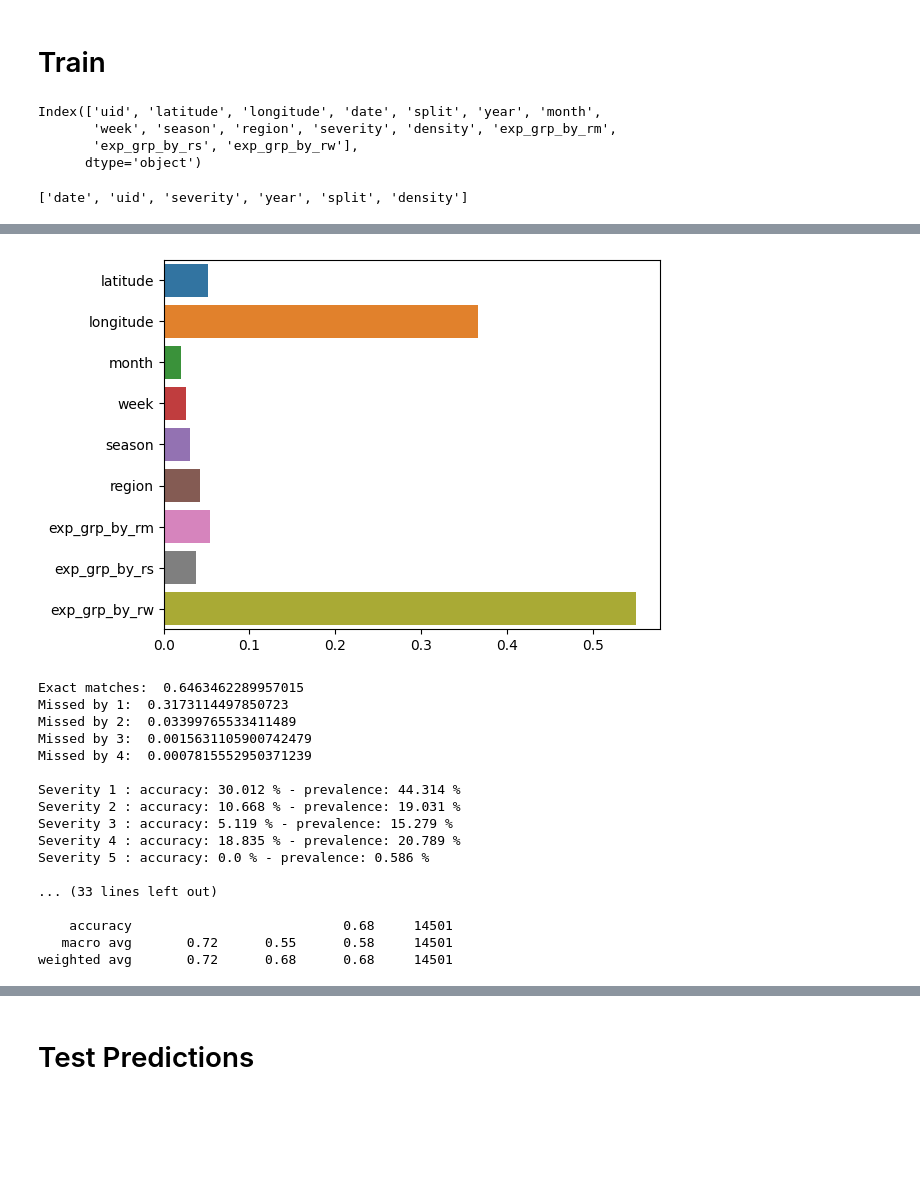
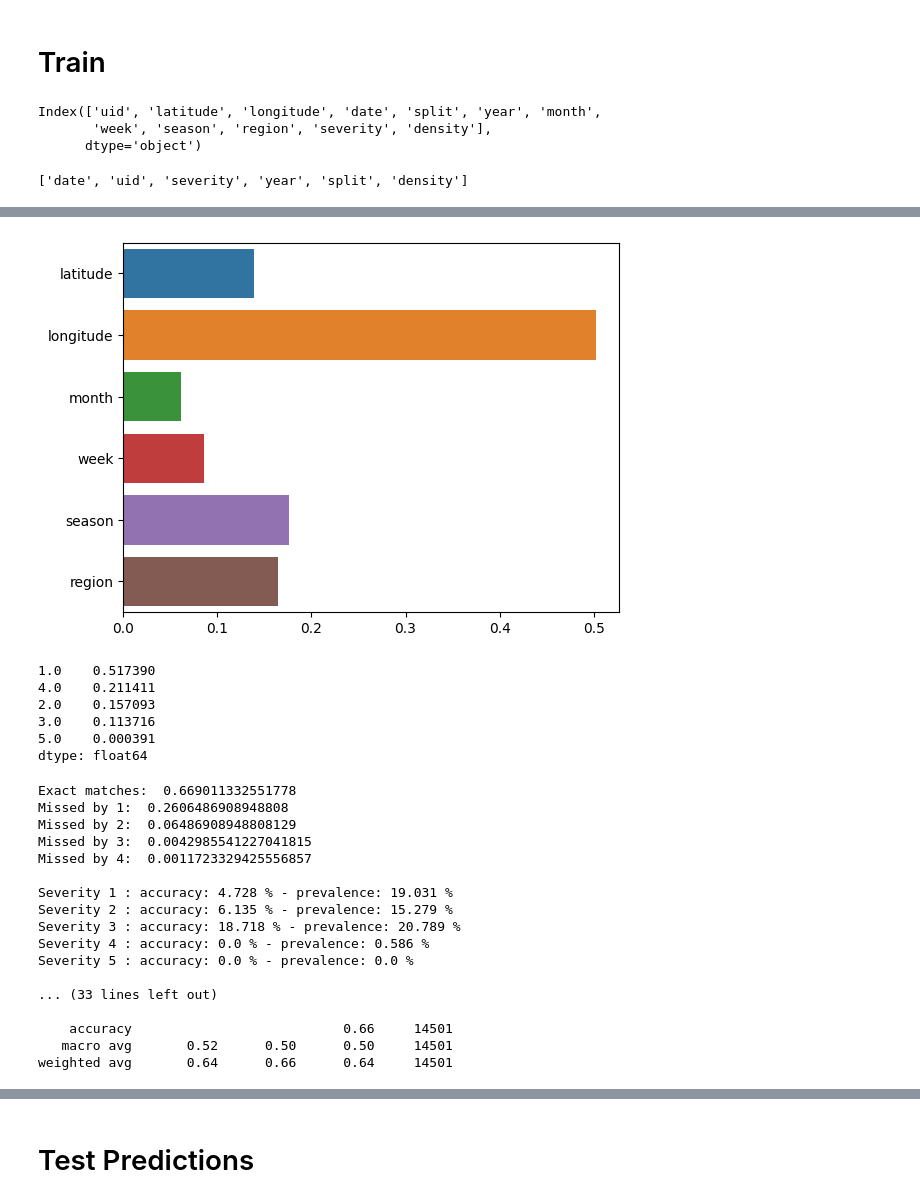
Before and after one commit to k-loki/Algal-bloom-Identification, a Jupyter notebook: notebooks/mt_data_again.ipynb, the cells around one changed output, grey strips where cells are left out. Cells and saved outputs as stored; diff of their text form; code cells hidden in the pictures; blank space fills up the shorter version.

```diff
--- a/notebooks/mt_data_again.ipynb
+++ b/notebooks/mt_data_again.ipynb
@@ -221,8 +221,8 @@ def cv_it(model, X_train=None, y_train=None, X_test=None, y_test=None, splits=10
 
             drp_idx = X_val_subset[X_val_subset.latlng.isin(X_train_subset.latlng)].index
 
-            X_train_subset = pd.concat([X_train_subset, X_val_subset.loc[drp_idx]], axis=0)
-            y_train_subset = pd.concat([y_train_subset, y_val_subset.loc[drp_idx]], axis=0)
+            # X_train_subset = pd.concat([X_train_subset, X_val_subset.loc[drp_idx]], axis=0) # causes cv leak
+            # y_train_subset = pd.concat([y_train_subset, y_val_subset.loc[drp_idx]], axis=0)
 
             X_val_subset.drop(drp_idx, inplace=True)
             y_val_subset.drop(drp_idx, inplace=True)
@@ -233,6 +233,7 @@ def cv_it(model, X_train=None, y_train=None, X_test=None, y_test=None, splits=10
             # drop latlng
             X_val_subset.drop('latlng', axis=1, inplace=True)
             X_train_subset.drop('latlng', axis=1, inplace=True)
+
         except Exception as e:
             print('Error in making val set more similar to test set')
             print(e)
@@ -497,4 +394,10 @@ data[data.columns[data.columns.str.startswith('exp')]].corr()
 ## Rolling fts.
 # %%
 # best rolling window is 7 days
+# %%
+data = all_data.sort_values(by='date')
+train_data = data[data.split == 'train']
+test_data =  data[data.split == 'test']
+
+data
 # %%
@@ -538,11 +444,10 @@ X_test
 # %% [markdown]
 # Train
 # %%
-tr_data.columns
+train_data.columns
 # %% [output]
 Index(['uid', 'latitude', 'longitude', 'date', 'split', 'year', 'month',
-       'week', 'season', 'region', 'severity', 'density', 'exp_grp_by_rm',
-       'exp_grp_by_rs', 'exp_grp_by_rw'],
+       'week', 'season', 'region', 'severity', 'density'],
       dtype='object')
 # %%
 drop_cols = ['date', 'uid', 'severity', 'year', 'split', 'density',]
@@ -563,8 +468,11 @@ y_val = val_data.severity
 assert X_train.columns.to_list() == X_val.columns.to_list()
 assert y_train.index.to_list() == X_train.index.to_list()
 assert y_val.index.to_list() == X_val.index.to_list()
+# %%
+y_train = y_train - 1
+y_val = y_val - 1
 # %%
-xgb = XGBRegressor(n_estimators=1000, max_depth=5, learning_rate=0.1, n_jobs=-1, random_state=12_000, tree_method='gpu_hist', gpu_id=0)
+xgb = XGBClassifier(n_estimators=1000, max_depth=5, learning_rate=0.1, n_jobs=-1, random_state=12_000, tree_method='gpu_hist', gpu_id=0)
 print(xgb)
 
 te_preds, tr_preds ,*_= cv_it(model=xgb, X_train=X_train, y_train=y_train, X_test=X_val, y_test=y_val, splits=10, cv_predict=True)
@@ -589 +497 @@ Mean Test RMSE: 0.6990107322656435 std: 0.003516622621018998
-[figure, old version]
+[figure, new version]
@@ -590,23 +500,32 @@ Mean Test RMSE: 0.6990107322656435 std: 0.003516622621018998
+# %%
+pd.Series(np.round(np.mean(te_preds, axis=1) + 1)).value_counts(normalize=True)
+# %% [output]
+1.0    0.517390
+4.0    0.211411
+2.0    0.157093
+3.0    0.113716
+5.0    0.000391
+dtype: float64
 # %%
-analyize_matches(y_val, np.clip(np.round(np.mean(te_preds, axis=1)), 1, 5))
+analyize_matches(y_val, np.round(np.mean(te_preds, axis=1)))
 
-analyize_matches(y_train, np.clip(np.round(tr_preds), 1, 5))
+analyize_matches(y_train, tr_preds)
 # %% [output]
-Exact matches:  0.6463462289957015
-Missed by 1:  0.3173114497850723
-Missed by 2:  0.03399765533411489
-Missed by 3:  0.0015631105900742479
-Missed by 4:  0.0007815552950371239
+Exact matches:  0.669011332551778
+Missed by 1:  0.2606486908948808
+Missed by 2:  0.06486908948808129
+Missed by 3:  0.0042985541227041815
+Missed by 4:  0.0011723329425556857
 
-Severity 1 : accuracy: 30.012 % - prevalence: 44.314 %
-Severity 2 : accuracy: 10.668 % - prevalence: 19.031 %
-Severity 3 : accuracy: 5.119 % - prevalence: 15.279 %
-Severity 4 : accuracy: 18.835 % - prevalence: 20.789 %
-Severity 5 : accuracy: 0.0 % - prevalence: 0.586 %
+Severity 1 : accuracy: 4.728 % - prevalence: 19.031 %
+Severity 2 : accuracy: 6.135 % - prevalence: 15.279 %
+Severity 3 : accuracy: 18.718 % - prevalence: 20.789 %
+Severity 4 : accuracy: 0.0 % - prevalence: 0.586 %
+Severity 5 : accuracy: 0.0 % - prevalence: 0.0 %
 
 ... (33 lines left out)
 
-    accuracy                           0.68     14501
-   macro avg       0.72      0.55      0.58     14501
-weighted avg       0.72      0.68      0.68     14501
+    accuracy                           0.66     14501
+   macro avg       0.52      0.50      0.50     14501
+weighted avg       0.64      0.66      0.64     14501
 # %%
```
Also changed, not shown: parts of 25 cells of this notebook.
